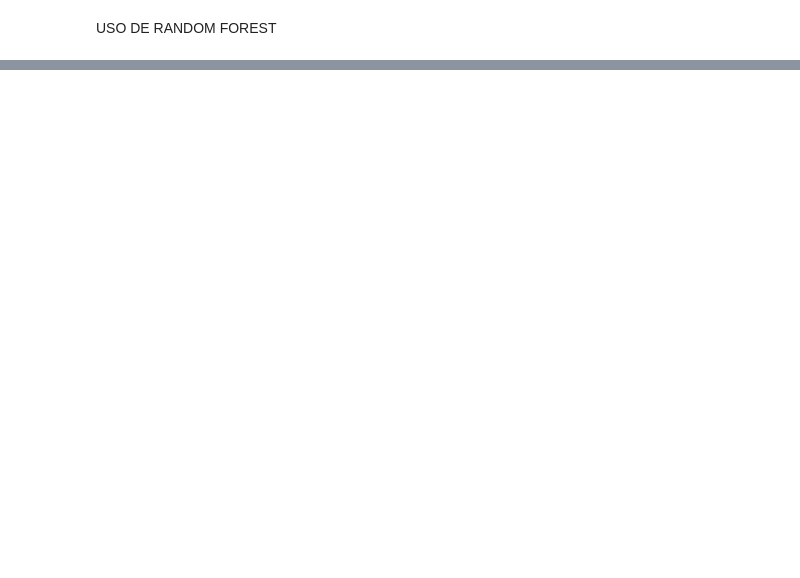
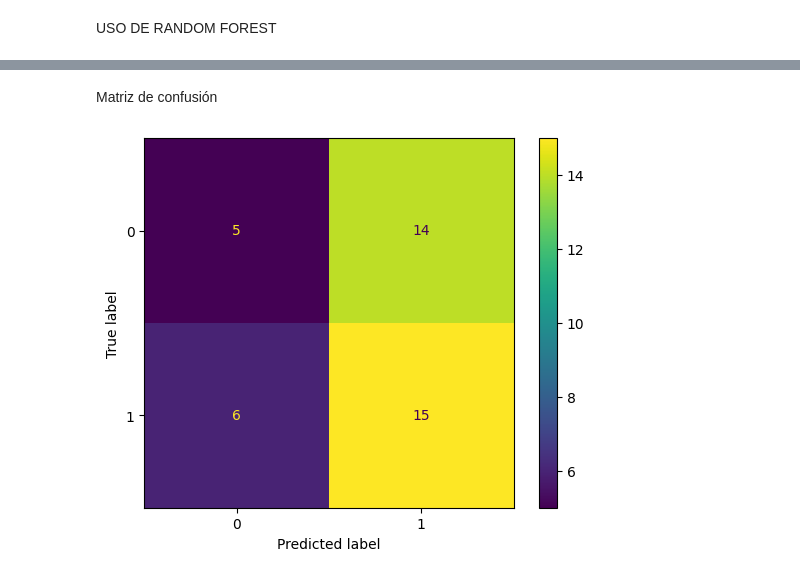
Before and after one commit to EliOrellana/proyectofinal_diplomado, a Jupyter notebook: proyectofinal_IAensalud_elizabethorellanabaez.ipynb, the cells around one changed output, grey strips where cells are left out. Saved outputs shown, nothing was run; the diff lists cells and outputs as text; code cells hidden in the pictures; blank space fills up the shorter version.

```diff
--- a/proyectofinal_IAensalud_elizabethorellanabaez.ipynb
+++ b/proyectofinal_IAensalud_elizabethorellanabaez.ipynb
@@ -507,0 +550,8 @@ Precisión del modelo con f1_score: 0.60
+# %% [markdown]
+Matriz de confusión
+# %%
+from sklearn.metrics import ConfusionMatrixDisplay
+
+ConfusionMatrixDisplay.from_predictions(y_test,y_pred);
+# %% [output]
+[figure, added]
```
Also changed, not shown: parts of 59 cells of this notebook.
